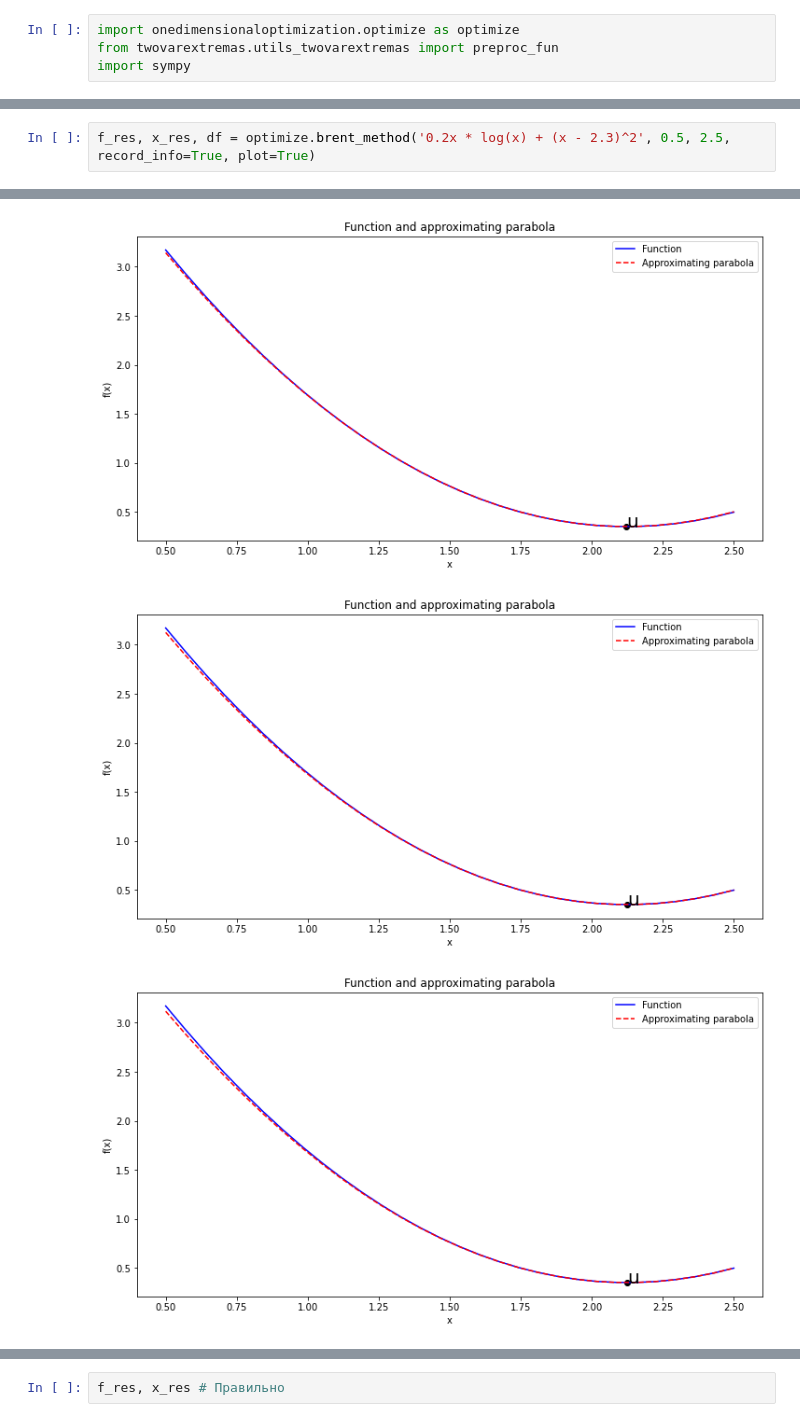
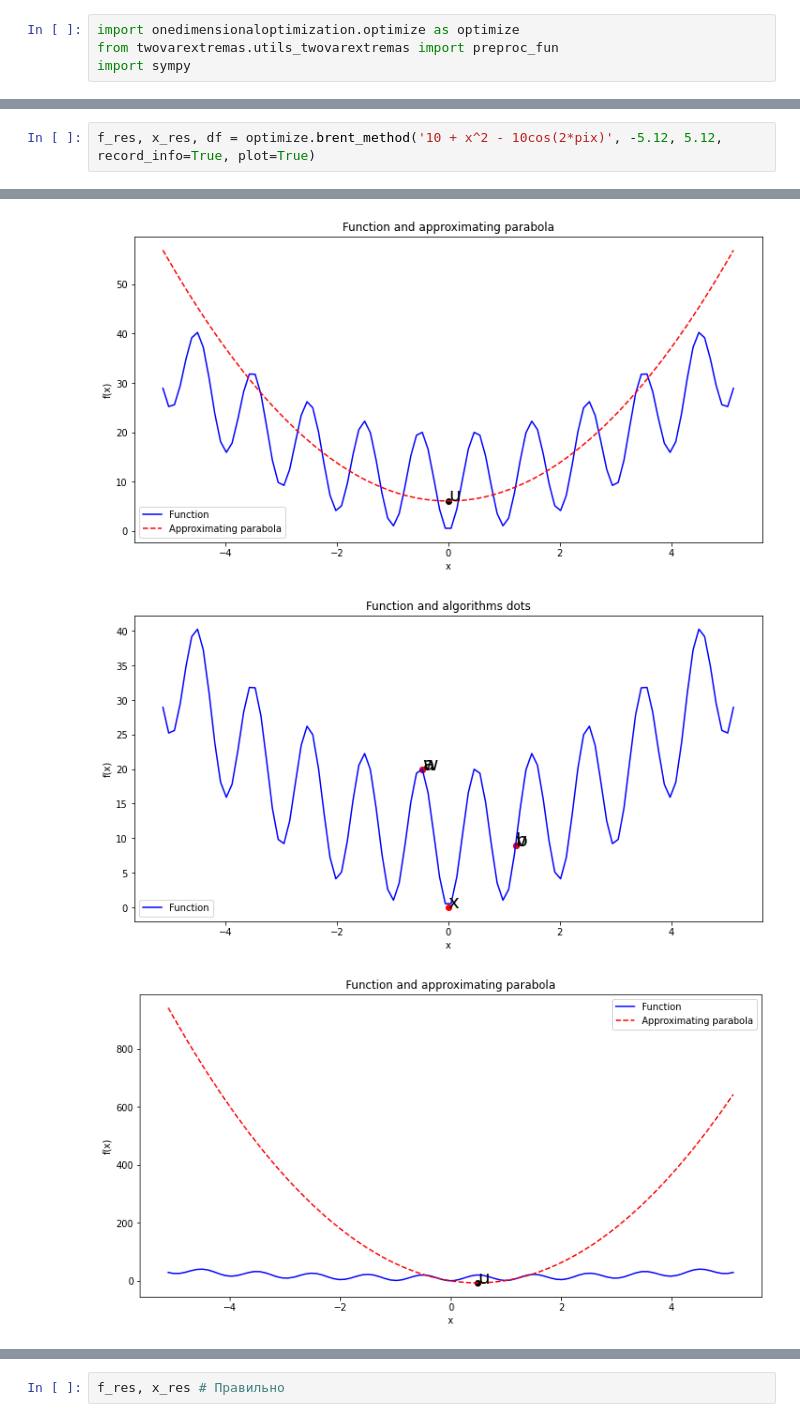
Before and after one commit to M1croZavr/ML_opt, a Jupyter notebook: Untitled.ipynb, the cells around one changed output, grey strips where cells are left out. Cells and saved outputs as stored; diff of their text form.

```diff
--- a/Untitled.ipynb
+++ b/Untitled.ipynb
@@ -57,3 +59,3 @@ f_res, x_res # Правильно
 # %%
-f_res, x_res, df = optimize.brent_method('0.2x * log(x) + (x - 2.3)^2', 0.5, 2.5, record_info=True, plot=True)
+f_res, x_res, df = optimize.brent_method('10 + x^2 - 10cos(2*pix)', -5.12, 5.12, record_info=True, plot=True)
 # %% [output]
@@ -62,3 +64,3 @@ f_res, x_res, df = optimize.brent_method('0.2x * log(x) + (x - 2.3)^2', 0.5, 2.5
-[figure, old version]
+[figure, new version]
-[figure, old version]
+[figure, new version]
-[figure, old version]
+[figure, new version]
```
Also changed, not shown: parts of 10 cells of this notebook, 2 other files.
